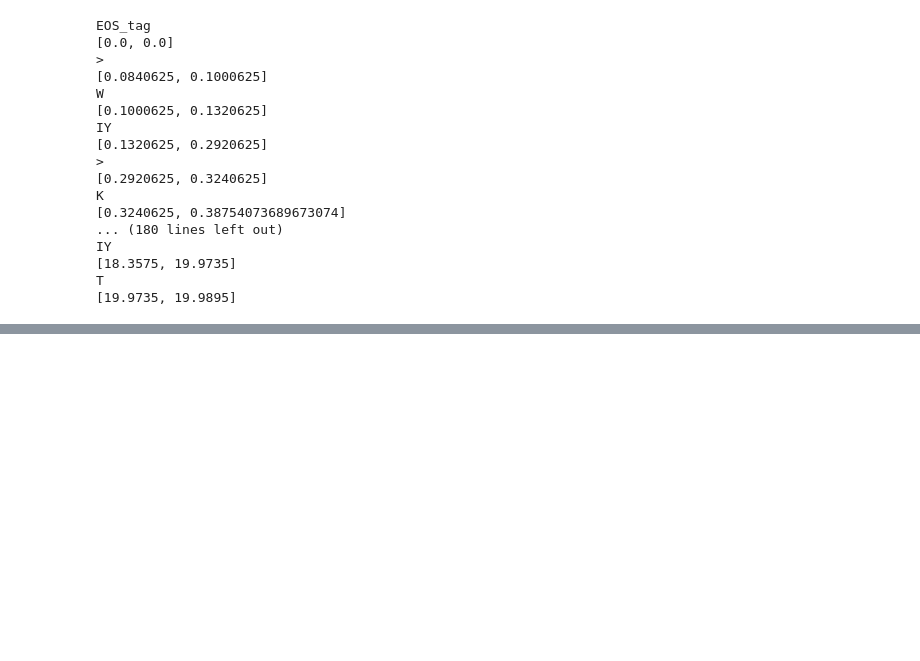
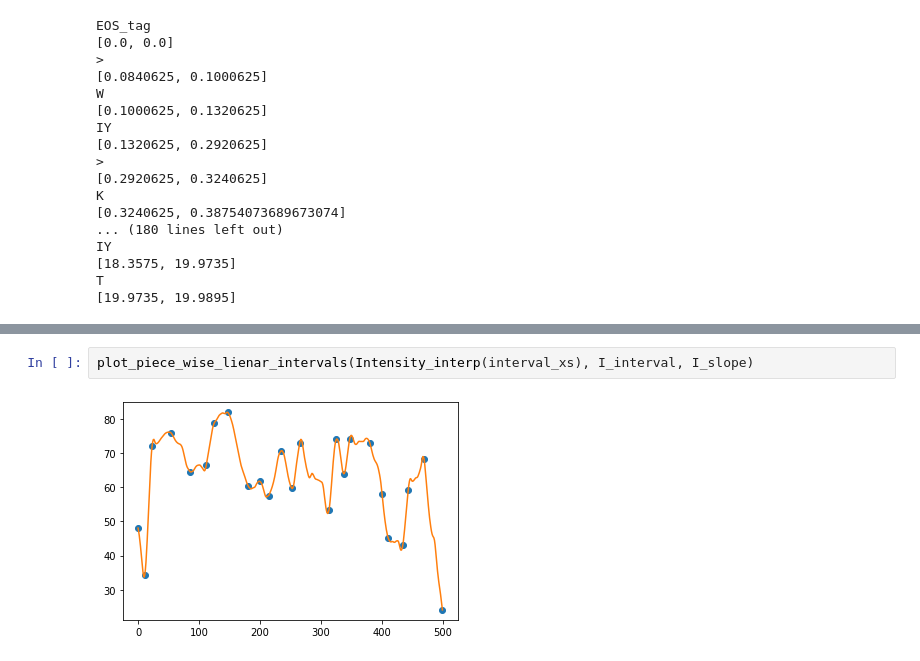
Before and after one commit to EvanSamaa/jali_sing, a Jupyter notebook: Singing Analysis.ipynb, the cells around one changed output, grey strips where cells are left out. Drawn from its saved outputs; the diff is of its cells as text; blank space fills up the shorter version.

```diff
--- a/Singing Analysis.ipynb
+++ b/Singing Analysis.ipynb
@@ -883,0 +954,4 @@ AttributeError: 'list' object has no attribute 'split'
+# %%
+plot_piece_wise_lienar_intervals(Intensity_interp(interval_xs), I_interval, I_slope)
+# %% [output]
+[figure, added]
```
Also changed, not shown: parts of 15 cells of this notebook, 8 other files.
